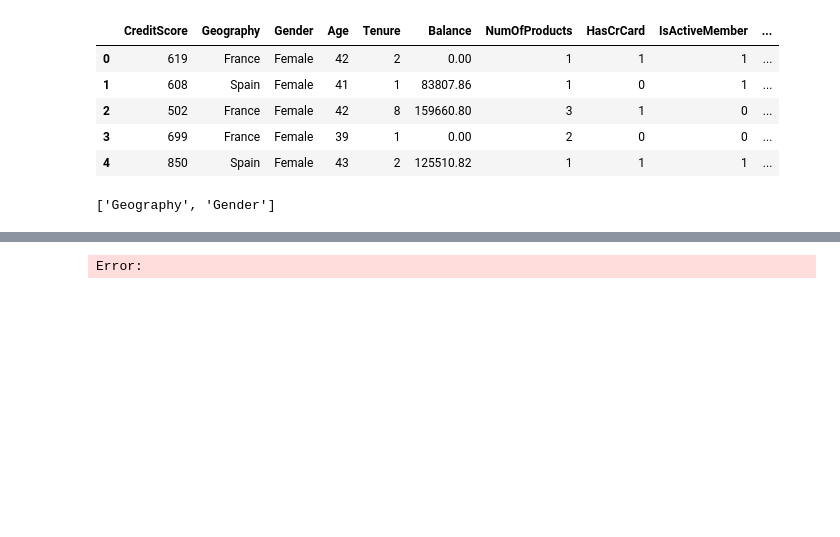
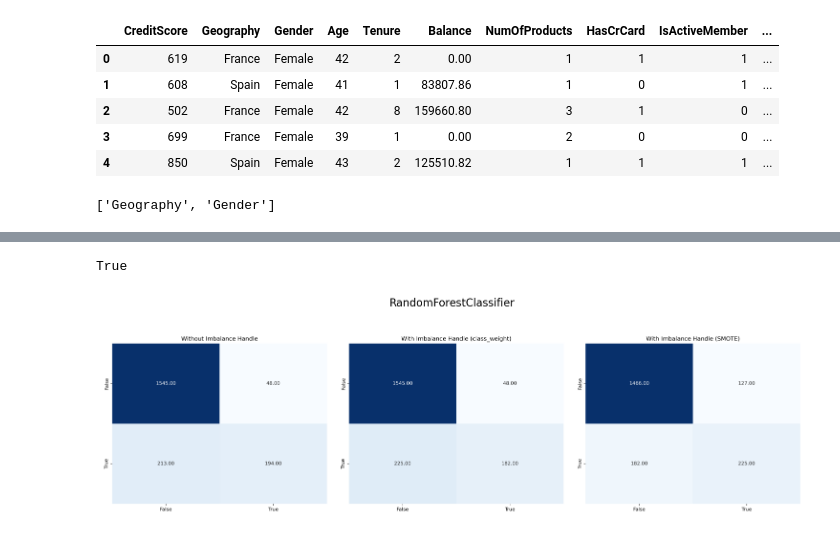
Before and after one commit to Ali-Ashraf-510/CML-MLOps, a Jupyter notebook: notebook.ipynb, the cells around one changed output, grey strips where cells are left out. Cells and saved outputs as stored; diff of their text form; code cells hidden in the pictures; blank space fills up the shorter version.

```diff
--- a/notebook.ipynb
+++ b/notebook.ipynb
@@ -220,27 +213,29 @@ train_model(X_train_final , y_train , plot_name = 'Without Imbalance Handle' , c
 train_model(X_train_final , y_train , plot_name = 'With Imbalance Handle (class_weight)' , class_weight = dict_wieght)
 
 ## 3- train model with use imblancing handle (SMOTE)
-train_model(X_train_resampled , y_train_resampled , plot_name = 'With Imbalance Handle (SMOTE)' , class_weight = None)
+train_model(X_train_resmapled , y_train_resampled , plot_name = 'With Imbalance Handle (SMOTE)' , class_weight = None)
 # %% [output]
-Error:
+True
 # %%
 ## Combine all conf matrix in one
-confusion_matrix_paths = [f'./without-imbalance.png', f'./with-class-weights.png', f'./with-SMOTE.png']
+confusion_matrix_paths = ['./Without Imbalance Handle.png', './With Imbalance Handle (class_weight).png', './With Imbalance Handle (SMOTE).png']
 
 ## Load and plot each confusion matrix
 plt.figure(figsize=(15, 5))  # Adjust figure size as needed
 for i, path in enumerate(confusion_matrix_paths, 1):
     img = Image.open(path)
     plt.subplot(1, len(confusion_matrix_paths), i)
     plt.imshow(img)
     plt.axis('off')  # Disable axis for cleaner visualization
 
 
 ## Save combined plot locally
 plt.suptitle(clf_name, fontsize=16)
 plt.tight_layout(rect=[0, 0.03, 1, 0.95])
 plt.savefig(f'conf_matrix.png', bbox_inches='tight', dpi=300)
 
 ## Delete old image files
 for path in confusion_matrix_paths:
     os.remove(path)
+# %% [output]
+[figure, added]
```
Also changed, not shown: parts of 7 cells of this notebook, 2 other files.
